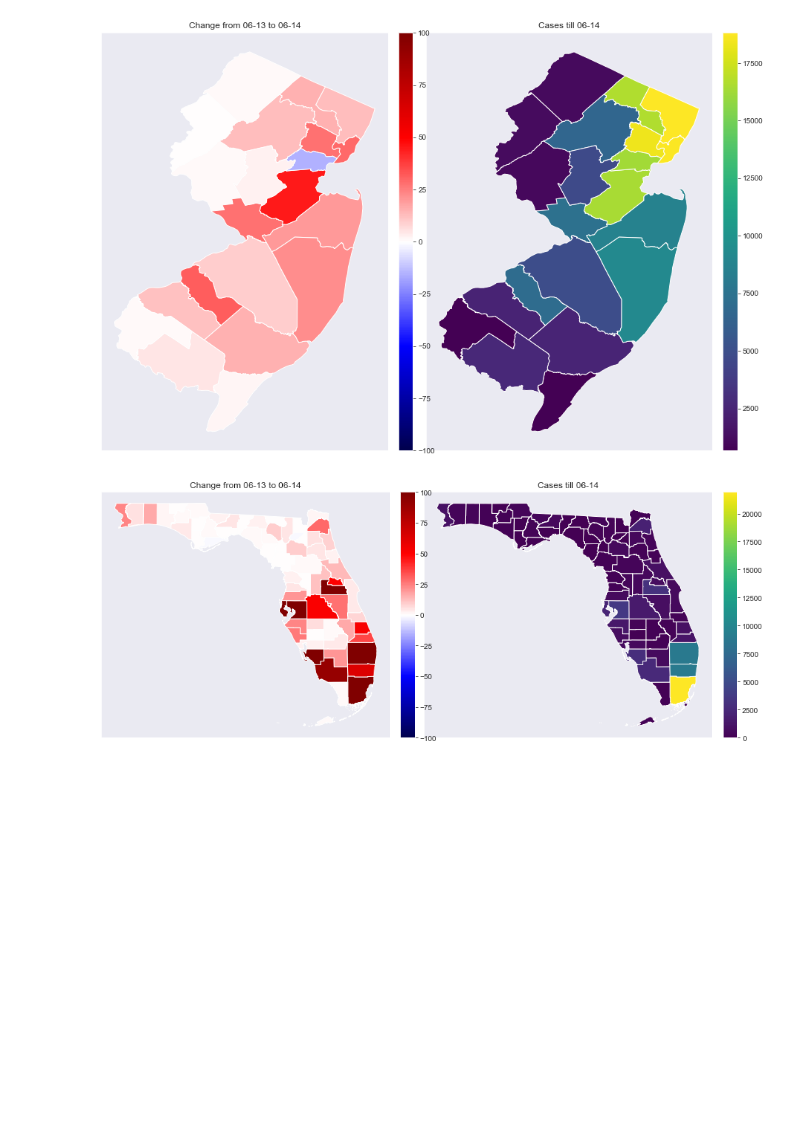
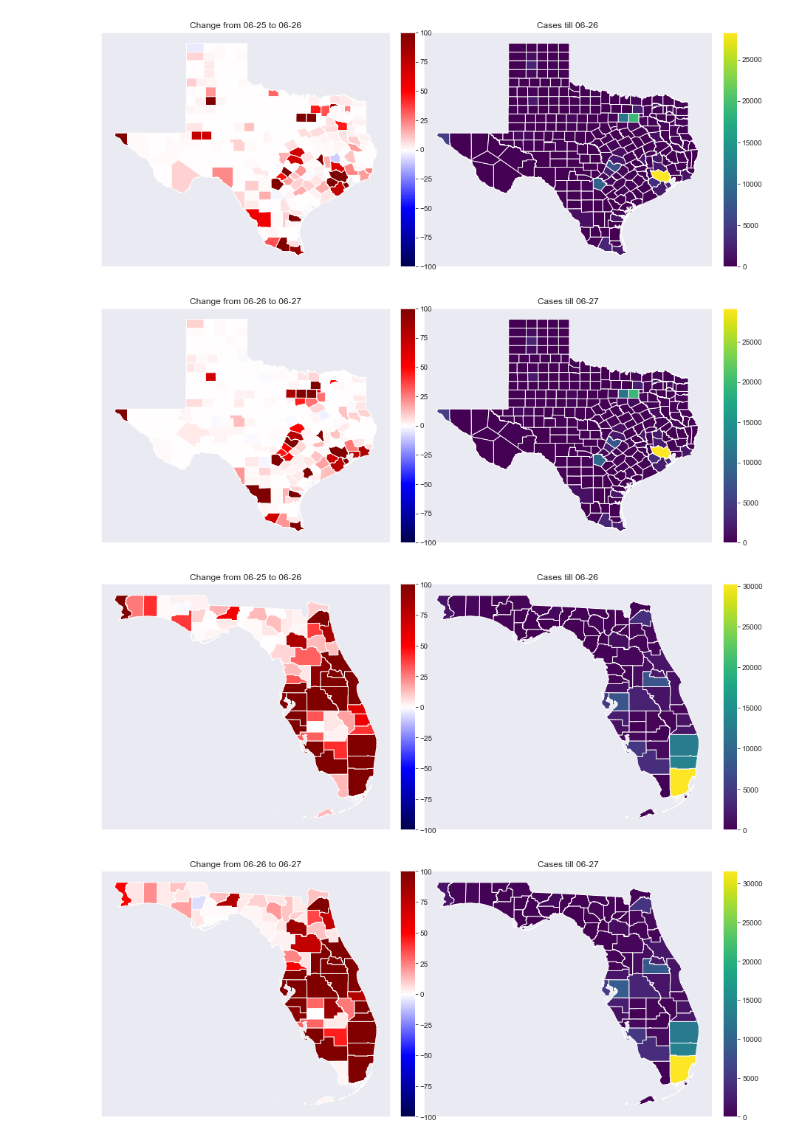
Before and after one commit to NikhilTilak/COVID19, a Jupyter notebook: Notebooks/covid19_visualizer.ipynb, the cells around one changed output. Drawn from its saved outputs; the diff is of its cells as text; code cells hidden in the pictures; blank space fills up the shorter version.

Commit message:
updated plots

```diff
--- a/Notebooks/covid19_visualizer.ipynb
+++ b/Notebooks/covid19_visualizer.ipynb
@@ -310,11 +310,13 @@ def state_heatmap(state: str, start_date=''):
 #         plt.close()
         plt.show()
 # %%
-state_heatmap('New Jersey', start_date='2020-06-13')
-state_heatmap('Florida', start_date='2020-06-13')
+state_heatmap('Texas', start_date='2020-06-25')
+state_heatmap('Florida', start_date='2020-06-25')
 # %% [output]
-[figure, old version]
+[figure, new version]
-[figure, old version]
+[figure, new version]
+[figure, added]
+[figure, added]
 # %%
 url = 'https://raw.githubusercontent.com/nytimes/covid-19-data/master/us-states.csv'
 df_states = pd.read_csv(url)
```
Also changed, not shown: parts of 4 cells of this notebook.
